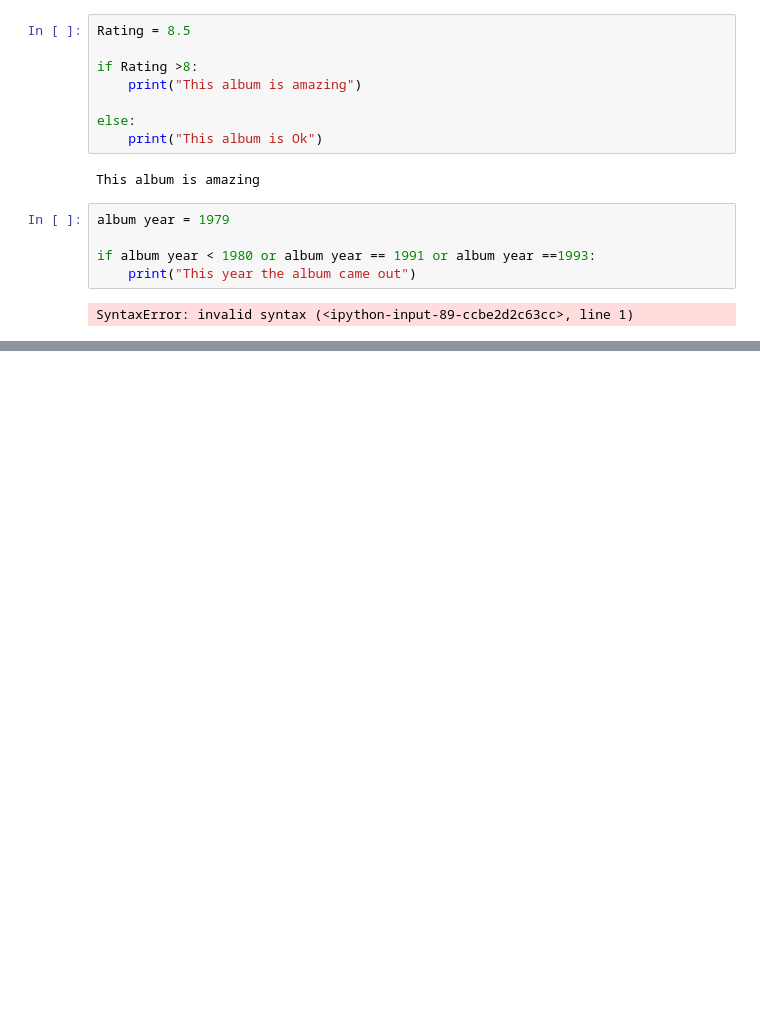
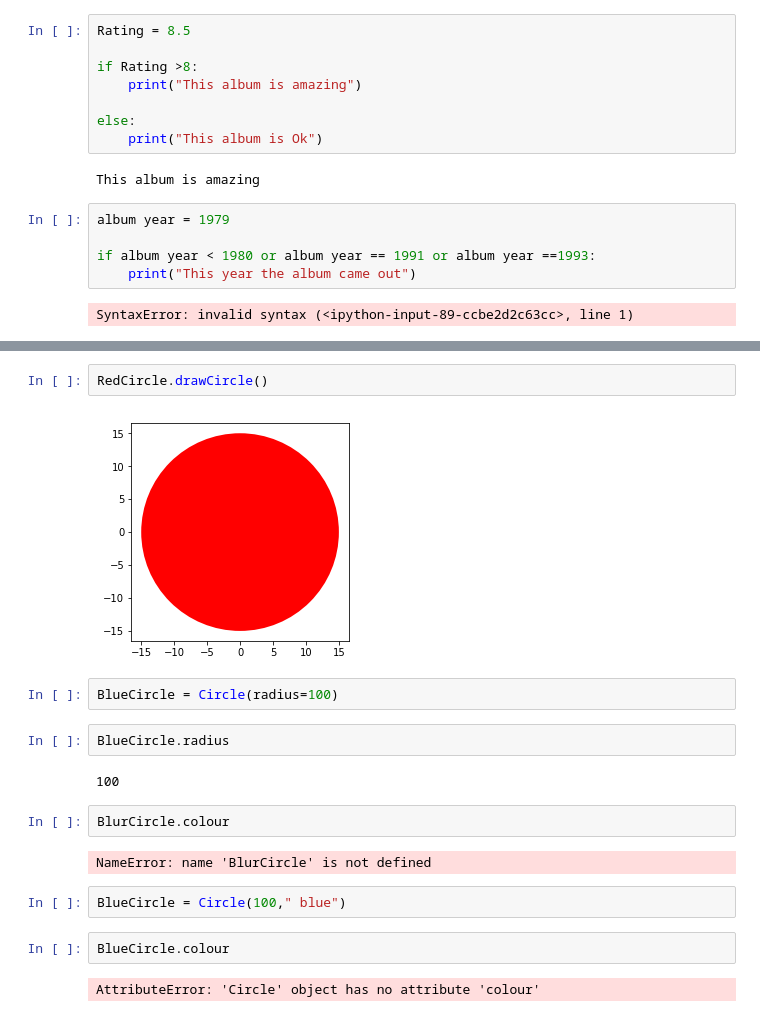
Before and after one commit to Syedrafeeq/My-project, a Jupyter notebook: Python 3.ipynb, the cells around one changed output, grey strips where cells are left out. Drawn from its saved outputs; the diff is of its cells as text; blank space fills up the shorter version.

```diff
--- a/Python 3.ipynb
+++ b/Python 3.ipynb
@@ -1958,0 +2640,20 @@ SyntaxError: invalid syntax (<ipython-input-89-ccbe2d2c63cc>, line 1)
+# %%
+RedCircle.drawCircle()
+# %% [output]
+[figure, added]
+# %%
+BlueCircle = Circle(radius=100)
+# %%
+BlueCircle.radius
+# %% [output]
+100
+# %%
+BlurCircle.colour
+# %% [output]
+NameError: name 'BlurCircle' is not defined
+# %%
+BlueCircle = Circle(100," blue")
+# %%
+BlueCircle.colour
+# %% [output]
+AttributeError: 'Circle' object has no attribute 'colour'
```
Also changed, not shown: parts of 109 cells of this notebook.
